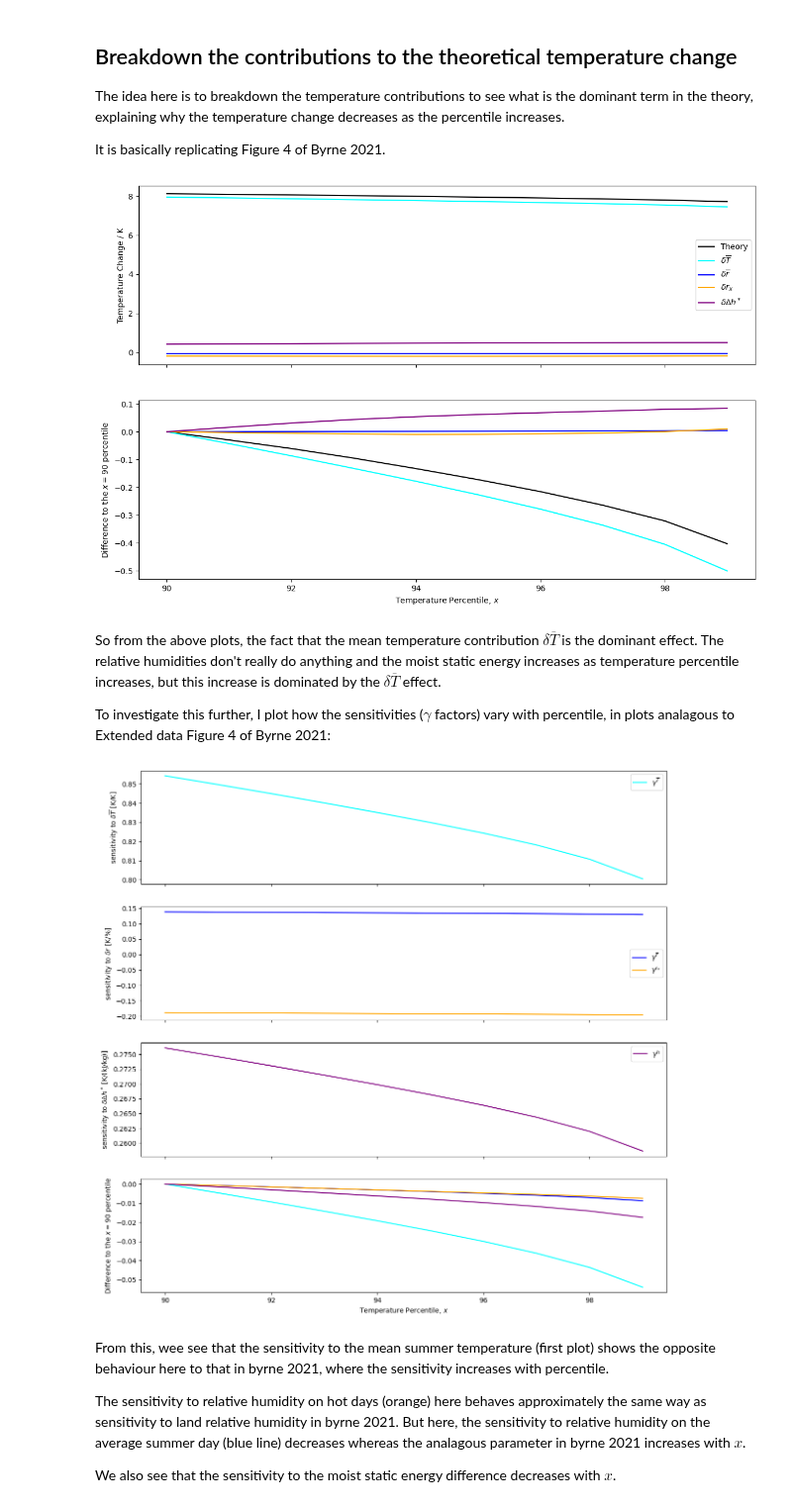
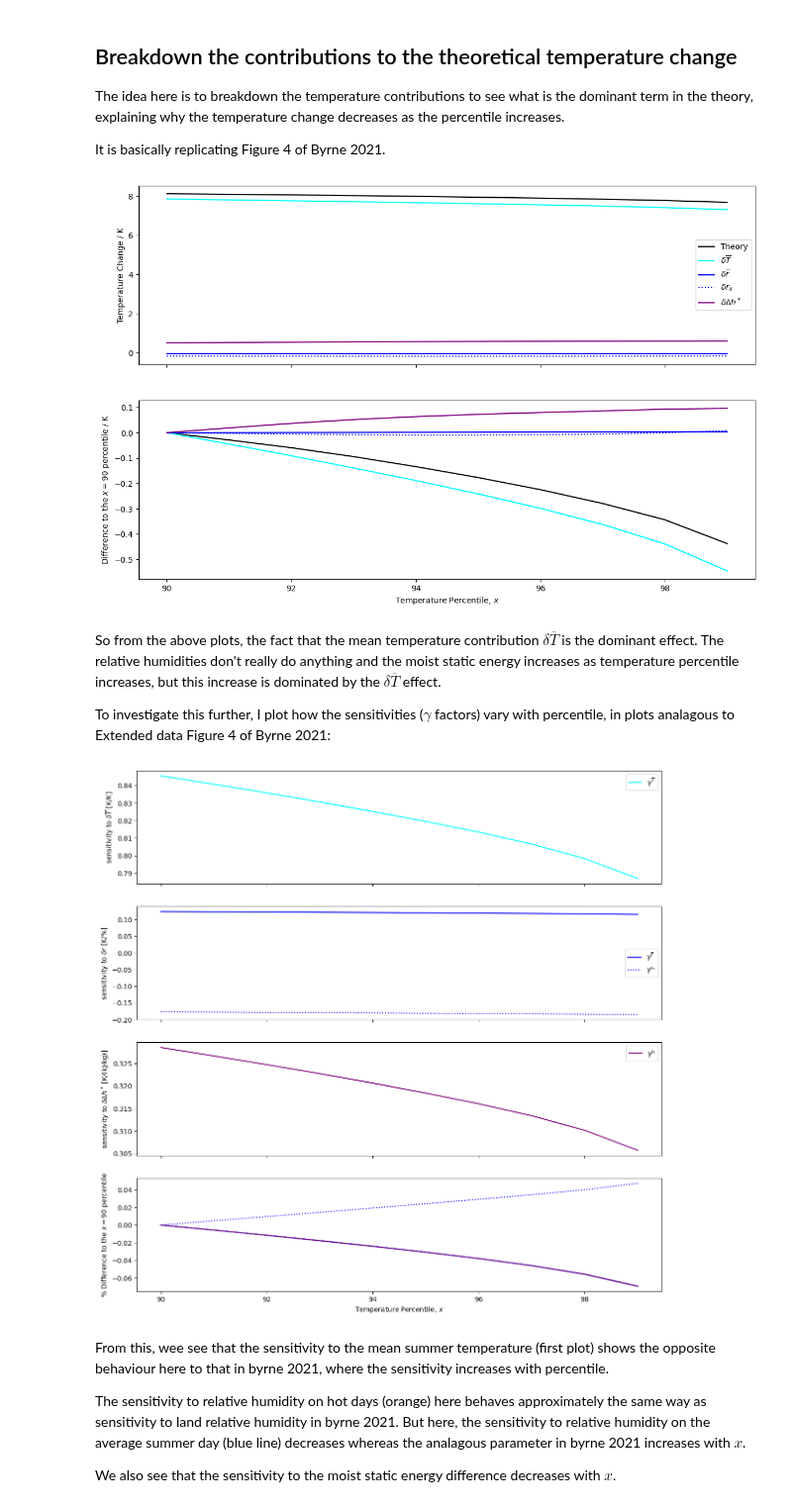
Before and after one commit to jduffield65/Isca, a Jupyter notebook: jobs/tau_sweep/aquaplanet/extratrop_temp_quant_theory.ipynb, the cells around one changed output. Shown at 99% size. Saved outputs shown, nothing was run; the diff lists cells and outputs as text; code cells hidden in the pictures.

```diff
--- a/jobs/tau_sweep/aquaplanet/extratrop_temp_quant_theory.ipynb
+++ b/jobs/tau_sweep/aquaplanet/extratrop_temp_quant_theory.ipynb
@@ -121,16 +121,21 @@ def clausius_clapeyron_factor(temp):
     return L_v / (R_v * temp**2)
 
 # Get the average temperature between experiments for computing some of the parameters below
-temp_mean_mid = np.mean(temp_summer_av)             # mean refers to summer mean
-temp_quant_mid = np.mean(temp_all_quant, axis=0)
+# Initially thought should use the mid point for this but actually in taylor series, you evaluate at lowest (k=1) value.,
+# temp_mean_mid = np.mean(temp_summer_av)             # mean refers to summer mean
+temp_mean_mid = temp_summer_av[0]
+# temp_quant_mid = np.mean(temp_all_quant, axis=0)
+temp_quant_mid = temp_all_quant[0]
 # %%
 # Compute constants required for theory
 alpha_quant = clausius_clapeyron_factor(temp_quant_mid)
 alpha_mean = clausius_clapeyron_factor(temp_mean_mid)
 q_quant = np.asarray([np.asarray([ds_quant[i][j].sphum[-1] for j in range(n_quantiles)]) for i in range(n_exp)])
-q_quant_mid = np.mean(q_quant, axis=0)
+# q_quant_mid = np.mean(q_quant, axis=0)
+q_quant_mid = q_quant[0]
 q_mean = np.asarray([ds_summer[i].sphum[-1] for i in range(n_exp)])
-q_mean_mid = np.mean(q_mean)
+# q_mean_mid = np.mean(q_mean)
+q_mean_mid = q_mean[0]
 rh_quant = rh_from_sphum(q_quant,temp_all_quant,p_surface)/100
 rh_mean = rh_from_sphum(q_mean,temp_summer_av,p_surface)/100
 
@@ -219,21 +224,21 @@ fig, ax = plt.subplots(2,1, figsize=(14, 9), sharex=True)
 ax[0].plot(quantiles_all, temp_diff_theory, color='k', label='Theory')
 ax[0].plot(quantiles_all, temp_diff_terms[0], color='cyan', label='$\delta \overline{T}$')
 ax[0].plot(quantiles_all, temp_diff_terms[1], color='blue', label='$\delta \overline{r}$')
-ax[0].plot(quantiles_all, temp_diff_terms[2], color='orange', label='$\delta r_x$')
+ax[0].plot(quantiles_all, temp_diff_terms[2], color='blue', label='$\delta r_x$', linestyle=':')
 ax[0].plot(quantiles_all, temp_diff_terms[3], color='purple', label='$\delta \Delta h^*$')
 
 ax[1].plot(quantiles_all, temp_diff_theory - temp_diff_theory[0], color='k', label='Theory')
 ax[1].plot(quantiles_all, temp_diff_terms[0]-temp_diff_terms[0][0], color='cyan', label='$\delta \overline{T}$')
 ax[1].plot(quantiles_all, temp_diff_terms[1]-temp_diff_terms[1][0], color='blue', label='$\delta \overline{r}$')
-ax[1].plot(quantiles_all, temp_diff_terms[2]-temp_diff_terms[2][0], color='orange', label='$\delta r_x$')
+ax[1].plot(quantiles_all, temp_diff_terms[2]-temp_diff_terms[2][0], color='blue', label='$\delta r_x$', linestyle=':')
 ax[1].plot(quantiles_all, temp_diff_terms[3]-temp_diff_terms[3][0], color='purple', label='$\delta \Delta h^*$')
 
 ax[1].set_xlabel('Temperature Percentile, $x$')
 ax[0].set_ylabel('Temperature Change / K')
-ax[1].set_ylabel(f'Difference to the $x={quantiles_all[0]}$ percentile')
+ax[1].set_ylabel(f'Difference to the $x={quantiles_all[0]}$ percentile / K')
 ax[0].legend();
 # %% [output]
-[figure, old version]
+[figure, new version]
 # %% [markdown]
 So from the above plots, the fact that the mean temperature contribution $\delta \overline{T}$ is the dominant effect. The relative humidities don't really do anything and the moist static energy increases as temperature percentile increases, but this increase is dominated by the $\delta \overline{T}$ effect.
 
@@ -241,26 +246,26 @@ To investigate this further, I plot how the sensitivities ($\gamma$ factors) var
 # %%
 fig, ax = plt.subplots(4,1, figsize=(14, 14), sharex=True)
 ax[0].plot(quantiles_all, gamma_t, color='cyan', label='$\gamma^{\overline{T}}$')
 ax[0].set_ylabel('sensitivity to $\delta \overline{T}$ [K/K]')
 ax[0].legend()
 
 ax[1].plot(quantiles_all, gamma_r/100, color='blue', label='$\gamma^{\overline{r}}$')
-ax[1].plot(quantiles_all, gamma_r_quant/100, color='orange', label='$\gamma^{r_x}$')
+ax[1].plot(quantiles_all, gamma_r_quant/100, color='blue', label='$\gamma^{r_x}$', linestyle=':')
 ax[1].set_ylabel('sensitivity to $\delta r$ [K/%]')
 ax[1].legend()
 
 ax[2].plot(quantiles_all, gamma_mse * 1000, color='purple', label='$\gamma^{h}$')
 ax[2].set_ylabel('sensitivity to $\delta \Delta h^*$ [K/(kJ/kg)]')
 ax[2].legend()
 
-ax[3].plot(quantiles_all, gamma_t-gamma_t[0], color='cyan', label='$\gamma^{\overline{T}}$')
-ax[3].plot(quantiles_all, (gamma_r-gamma_r[0])/100, color='blue', label='$\gamma^{\overline{r}}$')
-ax[3].plot(quantiles_all, (gamma_r_quant-gamma_r_quant[0])/100, color='orange', label='$\gamma^{r_x}$')
-ax[3].plot(quantiles_all, (gamma_mse-gamma_mse[0]) * 1000, color='purple', label='$\gamma^{h}$')
-ax[3].set_ylabel(f'Difference to the $x={quantiles_all[0]}$ percentile')
+ax[3].plot(quantiles_all, (gamma_t-gamma_t[0])/gamma_t[0], color='cyan', label='$\gamma^{\overline{T}}$')
+ax[3].plot(quantiles_all, (gamma_r-gamma_r[0])/gamma_r[0], color='blue', label='$\gamma^{\overline{r}}$')
+ax[3].plot(quantiles_all, (gamma_r_quant-gamma_r_quant[0])/gamma_r_quant[0], color='blue', label='$\gamma^{r_x}$', linestyle=':')
+ax[3].plot(quantiles_all, (gamma_mse-gamma_mse[0])/gamma_mse[0], color='purple', label='$\gamma^{h}$')
+ax[3].set_ylabel(f'% Difference to the $x={quantiles_all[0]}$ percentile')
 ax[3].set_xlabel('Temperature Percentile, $x$');
 # %% [output]
-[figure, old version]
+[figure, new version]
 # %% [markdown]
 From this, wee see that the sensitivity to the mean summer temperature (first plot) shows the opposite behaviour here to that in byrne 2021, where the sensitivity increases with percentile.
 
```
Also changed, not shown: parts of 12 cells of this notebook, 1 other file.
